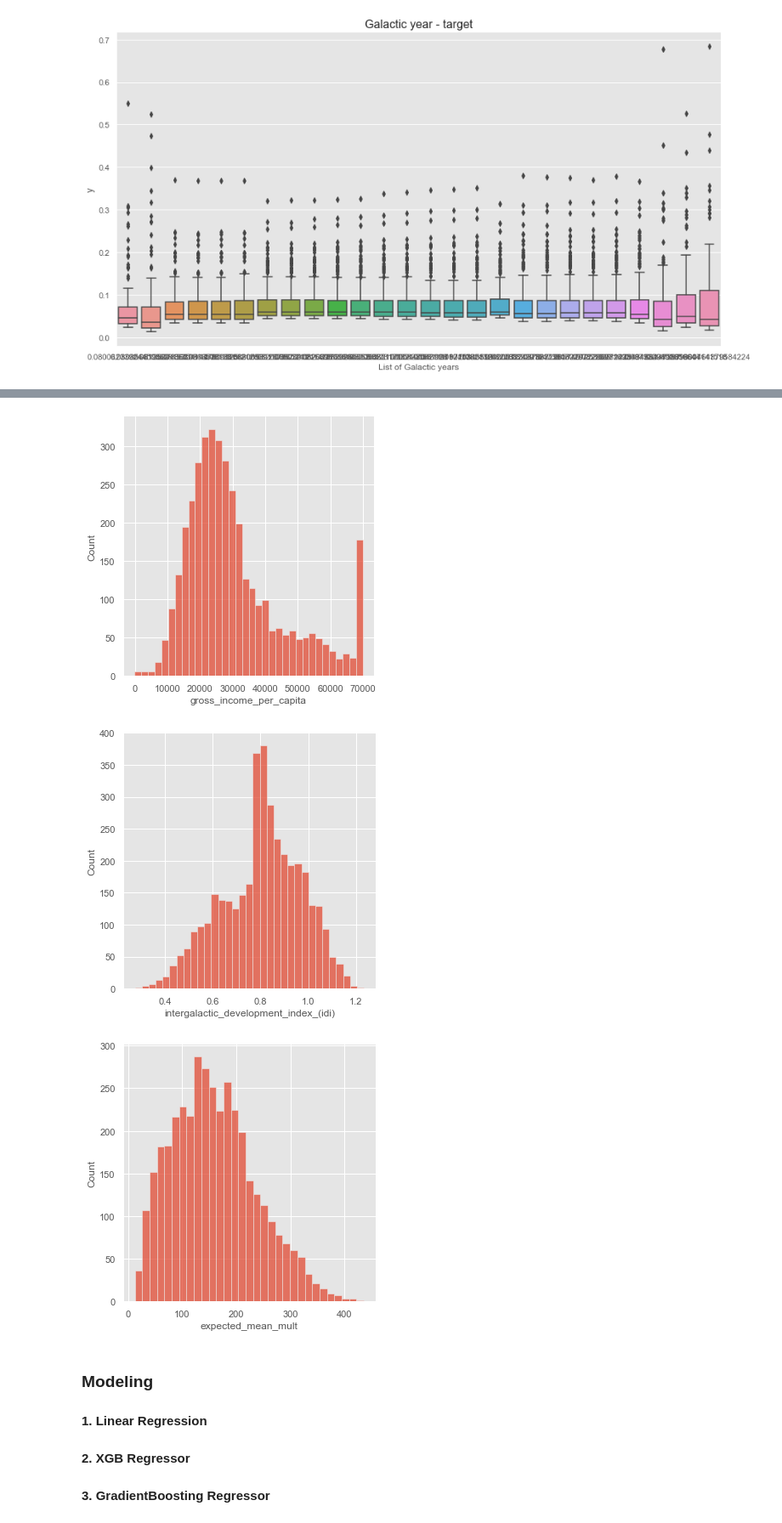
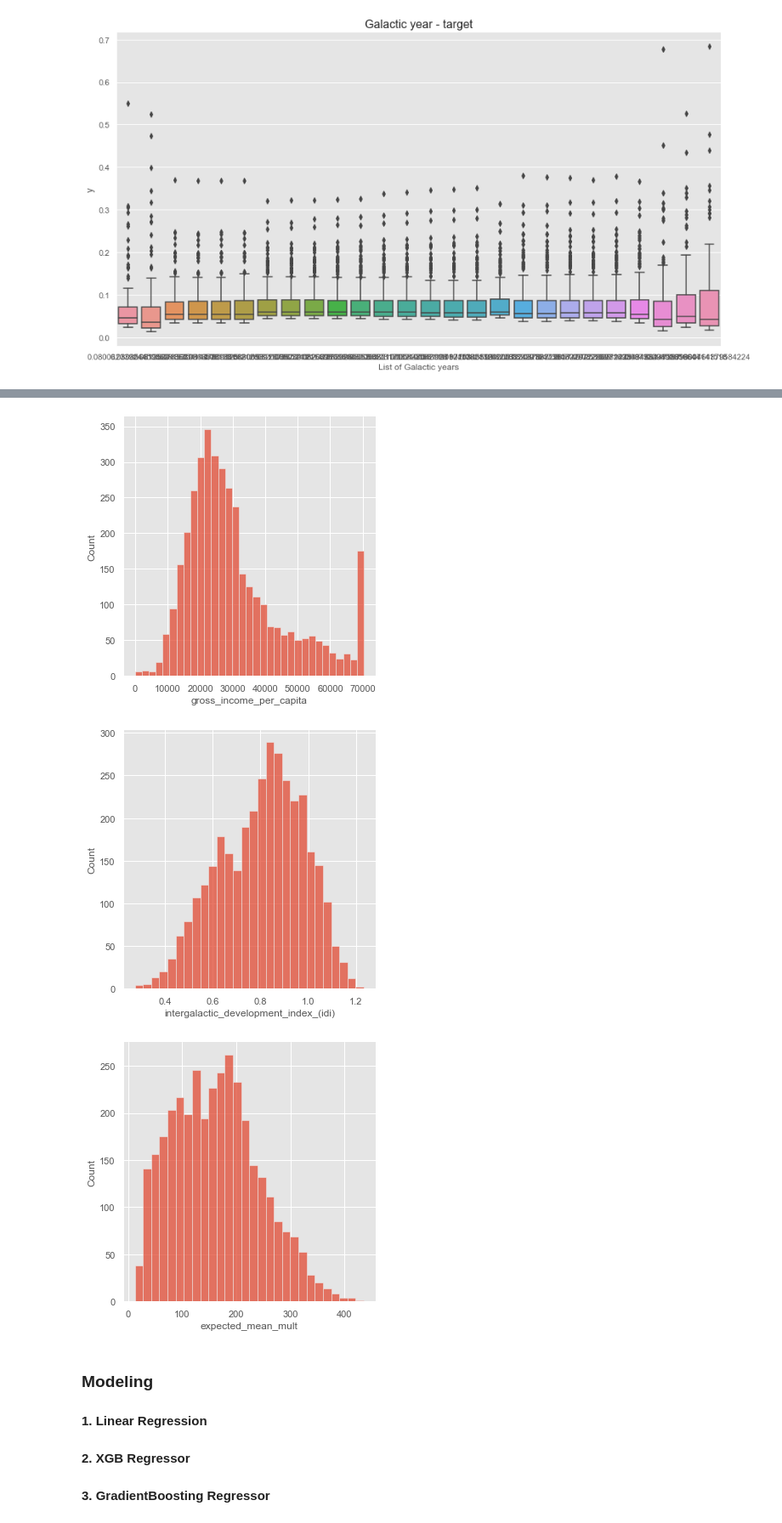
Before and after one commit to kamalzada/Machine-Learning-Projects, a Jupyter notebook: Capstone-Projects/Capstone-Project#2.ipynb, the cells around one changed output, grey strips where cells are left out. Shown at 85% size. Saved outputs shown, nothing was run; the diff lists cells and outputs as text; code cells hidden in the pictures.

```diff
--- a/Capstone-Projects/Capstone-Project#2.ipynb
+++ b/Capstone-Projects/Capstone-Project#2.ipynb
@@ -372,5 +450,5 @@ df.drop(['expected_years_of_education_(galactic_years)', 'mean_years_of_educatio
 # %%
-df.drop('y', axis=1, inplace=True)
+df_train.drop('y', axis=1, inplace=True)
 # %%
-df = pd.concat([df, target], axis=1)
+df_train = pd.concat([df_train, target], axis=1)
 # %%
@@ -417,9 +506,11 @@ plt.show()
 # %%
 #To counter this, the IDI rank column is dropped
-df.drop('intergalactic_development_index_(idi)_rank', axis=1, inplace=True)
+df_train.drop('intergalactic_development_index_(idi)_rank', axis=1, inplace=True)
+df_test.drop('intergalactic_development_index_(idi)_rank', axis=1, inplace=True)
 # %%
 #2 index columns(income and education) derive the IDI column, so we have no need of them
-df.drop(['income_index', 'education_index'], axis=1, inplace=True)
+df_train.drop(['income_index', 'education_index'], axis=1, inplace=True)
+df_test.drop(['income_index', 'education_index'], axis=1, inplace=True)
 # %%
 #Let's visualize the distibution of out target variable per galactic year
 plt.figure(figsize=(15,8))
@@ -435,16 +526,16 @@ plt.show()
 [figure]
 # %%
 #Let's view the histogram distributions of the remaining continuous features
-cols = df.columns[2:-1]
+cols = df_train.columns[2:-1]
 for f in cols:
-    sns.displot(df[f])
+    sns.displot(df_train[f])
     plt.show()
 # %% [output]
 [figure]
 [figure]
-[figure, old version]
+[figure, new version]
-[figure, old version]
+[figure, new version]
-[figure, old version]
+[figure, new version]
 # %% [markdown]
 ### Modeling
 #### 1. Linear Regression
```
Also changed, not shown: parts of 57 cells of this notebook.
